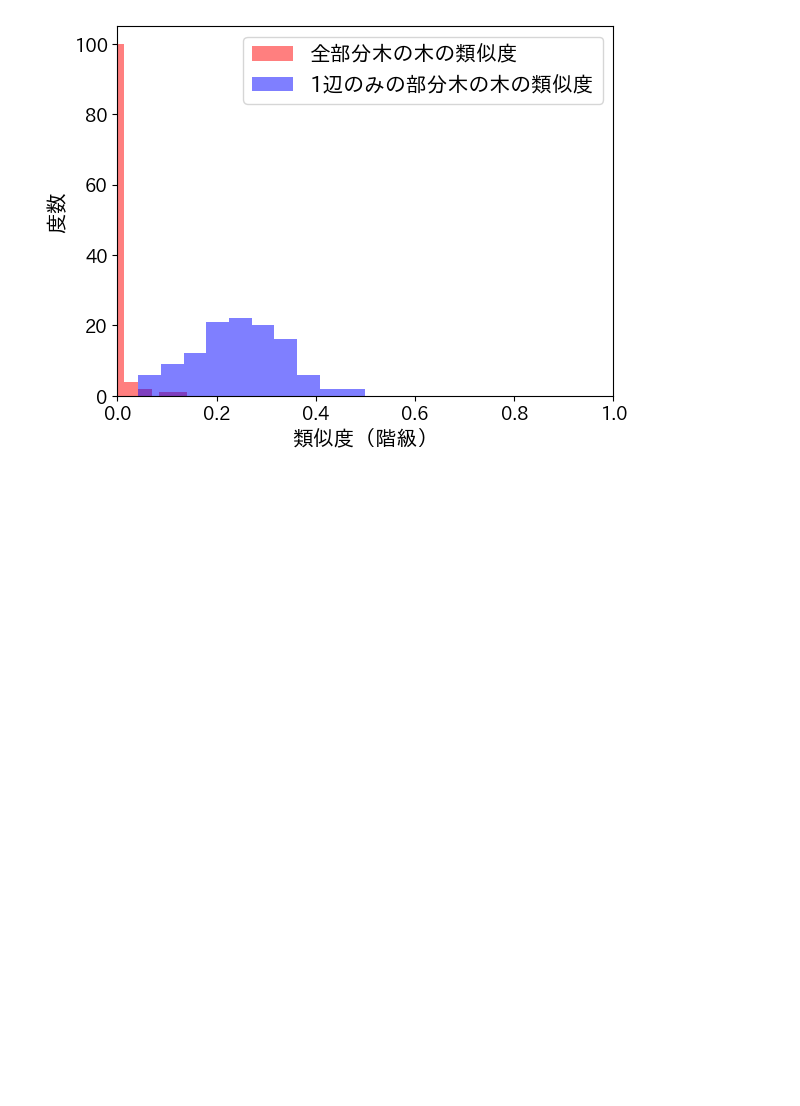
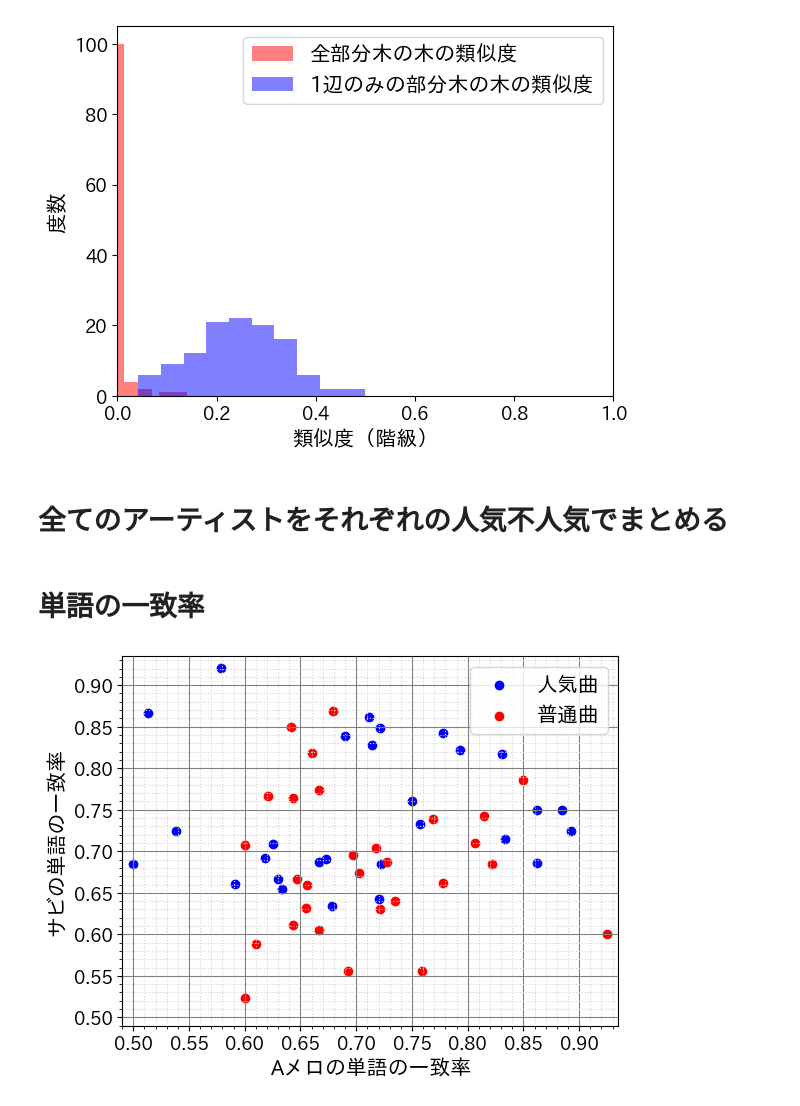
Before and after one commit to tsubasasugawara/lyrics_melody_analyzer, a Jupyter notebook: notebooks/ALL.ipynb, the cells around one changed output. Drawn from its saved outputs; the diff is of its cells as text; code cells hidden in the pictures; blank space fills up the shorter version.

```diff
--- a/notebooks/ALL.ipynb
+++ b/notebooks/ALL.ipynb
@@ -117,3 +117,5 @@ plt.savefig("images/部分木抽出条件の比較.svg")
 fig.show()
 # %% [output]
 [figure]
+# %% [markdown]
+# 全てのアーティストをそれぞれの人気不人気でまとめる
@@ -119,0 +143,48 @@ fig.show()
+# %%
+def scatter(rates_list:list, xy_min:int, xy_max:int, subset:list, sort_by:str, xlabel:str, ylabel:str, img_path:str):
+    pop = []
+    unpop = []
+
+    for rates in rates_list:
+        sorted_rates = rates.dropna(subset=subset).sort_values(sort_by, ascending=False)
+        center = len(sorted_rates) // 2
+        pop.append(sorted_rates[:center])
+        unpop.append(sorted_rates[center:])
+
+    pop_df = pd.concat(pop, axis=0)
+    unpop_df = pd.concat(unpop, axis=0)
+
+    plt.scatter(x=RATE_A, y=RATE_S, data=pop_df, color='blue', label='人気曲')
+    plt.scatter(x=RATE_A, y=RATE_S, data=unpop_df, color='red', label='普通曲')
+
+    plt.xlabel(xlabel, fontsize=15)
+    plt.ylabel(ylabel, fontsize=15)
+    plt.legend(fontsize=15)
+    plt.xlim(xy_min, xy_max)
+    plt.ylim(xy_min, xy_max)
+    plt.tick_params(labelsize=13)
+    plt.minorticks_on()
+    plt.grid(which='major', color='gray', linestyle='solid')
+    plt.grid(which='minor', color='lightgray', linestyle='dotted')
+    plt.savefig(img_path)
+
+    return [pop_df, unpop_df]
+# %% [markdown]
+# 単語の一致率
+# %%
+rates_wmr_yoasobi, xy_min_wmr_yoasobi, xy_max_wmr_yoasobi = preprocess(df_yoasobi, "csv/YOASOBI_wmr_20240204.csv")
+rates_wmr_yorushika, xy_min_wmr_yorushika, xy_max_wmr_yorushika = preprocess(df_yorushika, "csv/ヨルシカ_wmr_20231119.csv")
+rates_wmr_greeeen, xy_min_wmr_greeeen, xy_max_wmr_greeeen = preprocess(df_greeeen, "csv/GReeeeN_wmr_20231119.csv")
+
+df_list = scatter(
+    [rates_wmr_greeeen, rates_wmr_yoasobi, rates_wmr_yorushika],
+    min(xy_min_wmr_greeeen, xy_min_wmr_yoasobi, xy_min_wmr_yorushika),
+    max(xy_max_wmr_greeeen, xy_max_wmr_yoasobi, xy_max_wmr_yorushika),
+    ['youtube_url'],
+    'youtube_play_times',
+    "Aメロの単語の一致率",
+    "サビの単語の一致率",
+    "images/単語の一致率と楽曲の人気度の関係.svg",
+)
+# %% [output]
+[figure, added]
```
Also changed, not shown: parts of 8 cells of this notebook, 6 other files.
